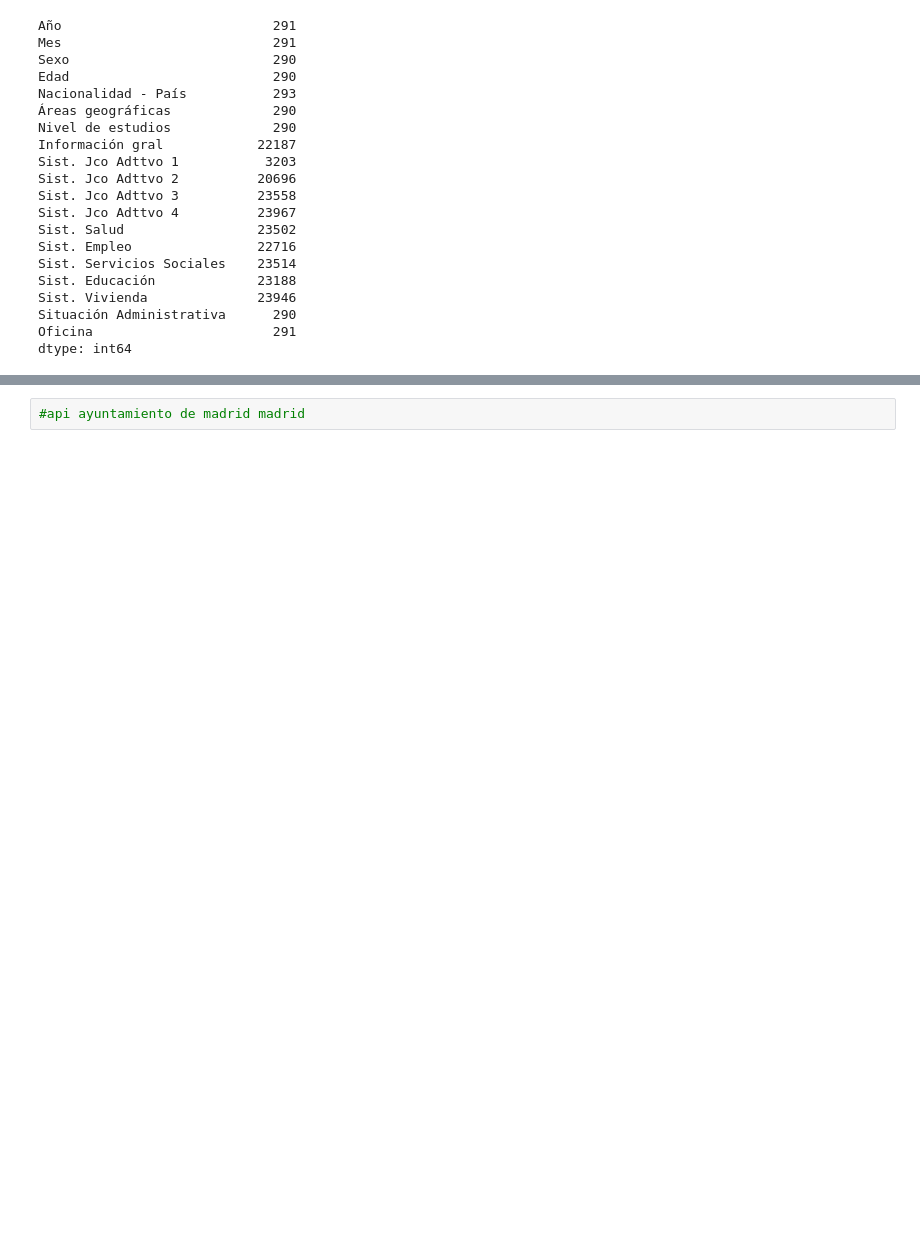
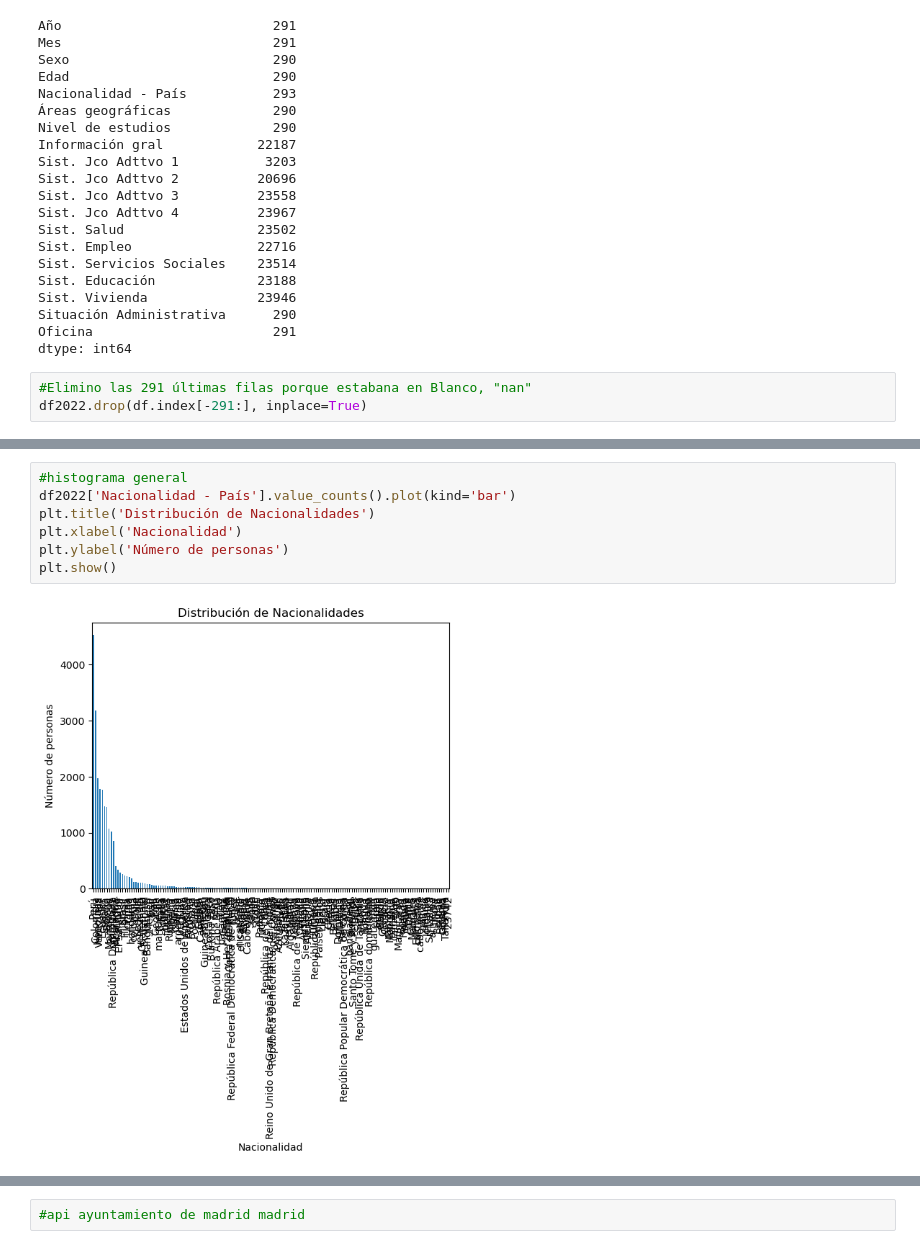
Before and after one commit to monicaclaros/ETL_P4, a Jupyter notebook: principal.ipynb, the cells around one changed output, grey strips where cells are left out. Drawn from its saved outputs; the diff is of its cells as text; blank space fills up the shorter version.

```diff
--- a/principal.ipynb
+++ b/principal.ipynb
@@ -259,3 +289,6 @@ Sist. Vivienda              23946
 Situación Administrativa      290
 Oficina                       291
 dtype: int64
+# %%
+#Elimino las 291 últimas filas porque estabana en Blanco, "nan"
+df2022.drop(df.index[-291:], inplace=True)
@@ -261,0 +305,9 @@ dtype: int64
+# %%
+#histograma general
+df2022['Nacionalidad - País'].value_counts().plot(kind='bar')
+plt.title('Distribución de Nacionalidades')
+plt.xlabel('Nacionalidad')
+plt.ylabel('Número de personas')
+plt.show()
+# %% [output]
+[figure, added]
```
Also changed, not shown: parts of 16 cells of this notebook.
